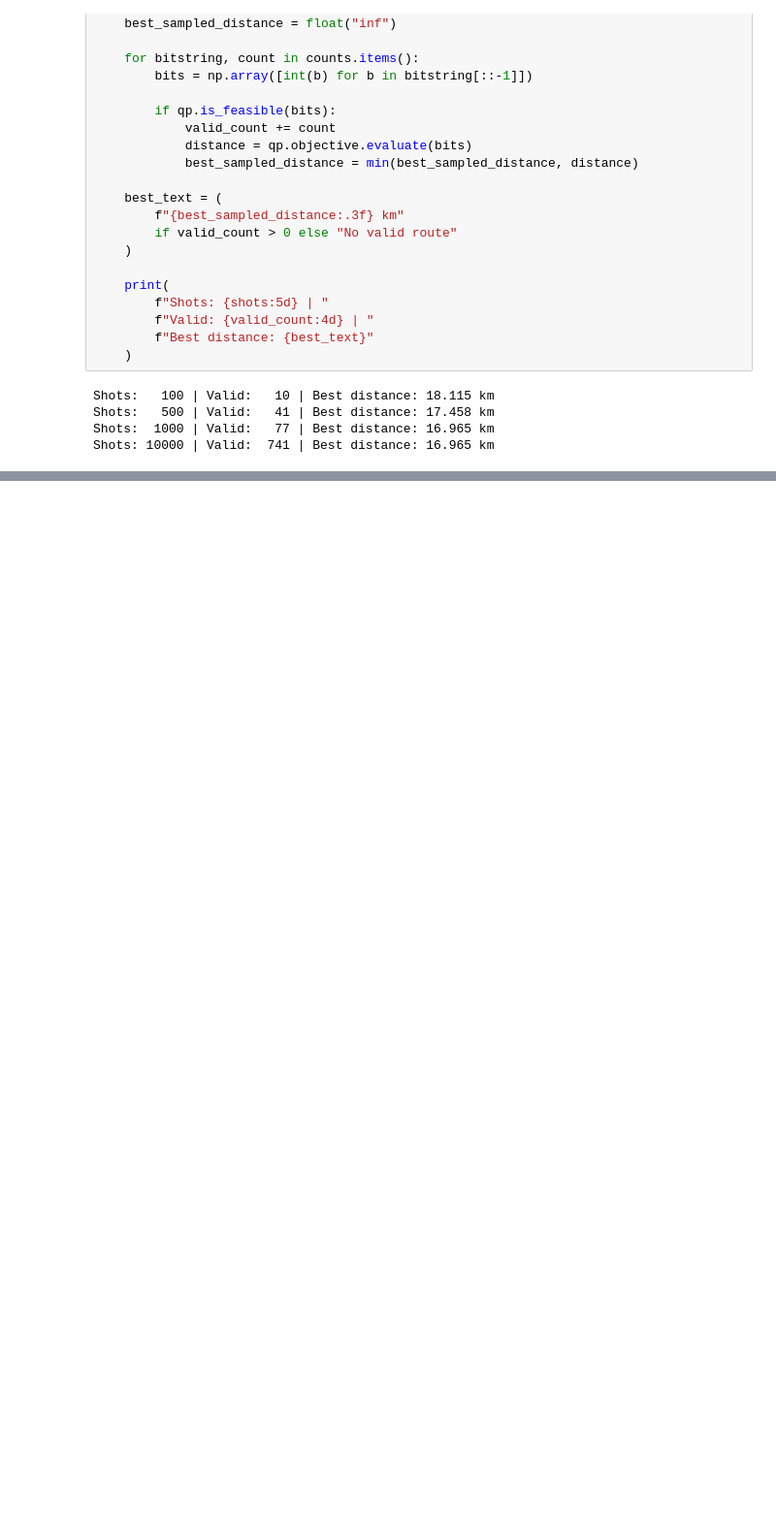
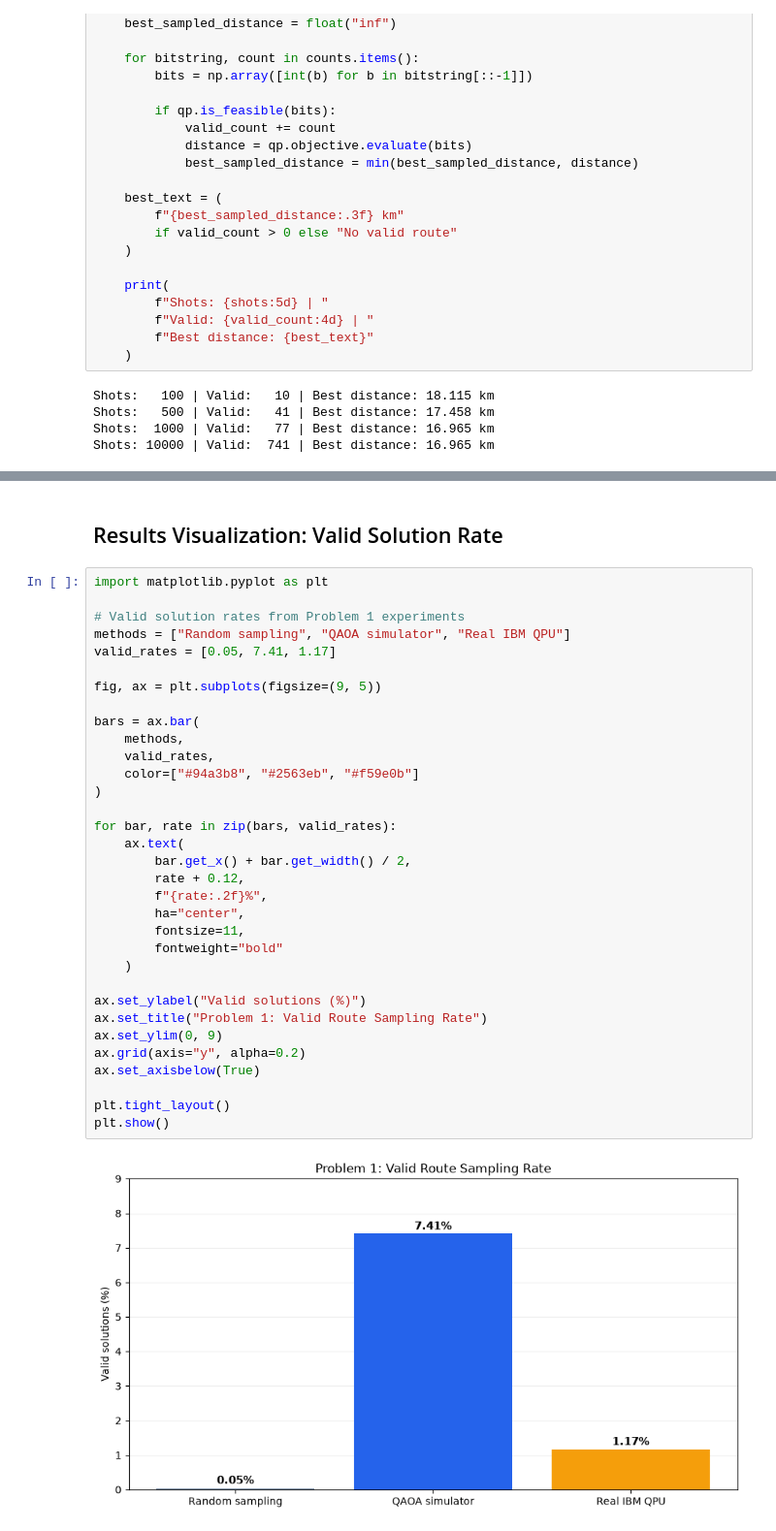
Before and after one commit to sisalik/qest-hack26-omniva, a Jupyter notebook: Eli_solution.ipynb, the cells around one changed output, grey strips where cells are left out. Shown at 97% size. Saved outputs shown, nothing was run; the diff lists cells and outputs as text; blank space fills up the shorter version.

```diff
--- a/Eli_solution.ipynb
+++ b/Eli_solution.ipynb
@@ -536,0 +713,37 @@ Shots: 10000 | Valid:  741 | Best distance: 16.965 km
+# %% [markdown]
+## Results Visualization: Valid Solution Rate
+# %%
+import matplotlib.pyplot as plt
+
+# Valid solution rates from Problem 1 experiments
+methods = ["Random sampling", "QAOA simulator", "Real IBM QPU"]
+valid_rates = [0.05, 7.41, 1.17]
+
+fig, ax = plt.subplots(figsize=(9, 5))
+
+bars = ax.bar(
+    methods,
+    valid_rates,
+    color=["#94a3b8", "#2563eb", "#f59e0b"]
+)
+
+for bar, rate in zip(bars, valid_rates):
+    ax.text(
+        bar.get_x() + bar.get_width() / 2,
+        rate + 0.12,
+        f"{rate:.2f}%",
+        ha="center",
+        fontsize=11,
+        fontweight="bold"
+    )
+
+ax.set_ylabel("Valid solutions (%)")
+ax.set_title("Problem 1: Valid Route Sampling Rate")
+ax.set_ylim(0, 9)
+ax.grid(axis="y", alpha=0.2)
+ax.set_axisbelow(True)
+
+plt.tight_layout()
+plt.show()
+# %% [output]
+[figure, added]
```
Also changed, not shown: parts of 20 cells of this notebook, 1 other file.
